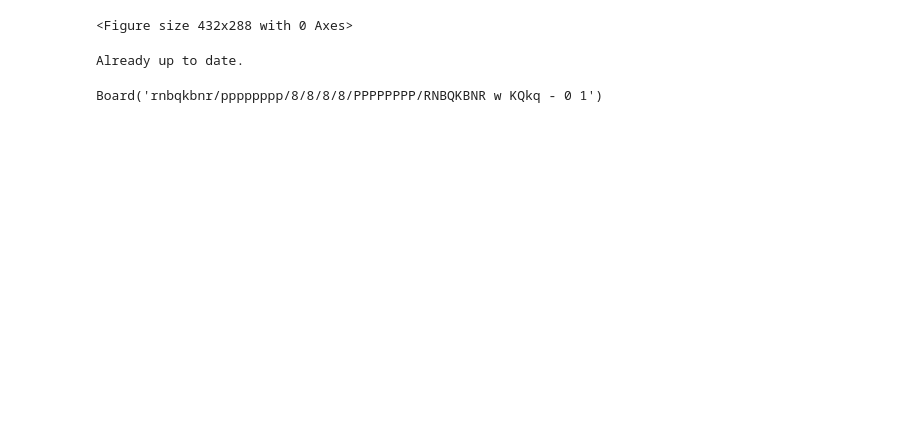
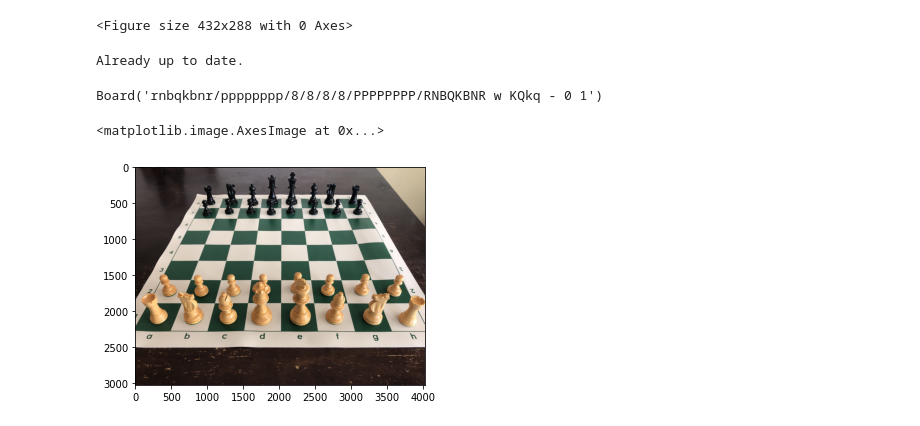
Before and after one commit to tniyer2/chess_image_detection, a Jupyter notebook: chess_detection.ipynb, the cells around one changed output. Drawn from its saved outputs; the diff is of its cells as text; code cells hidden in the pictures; blank space fills up the shorter version.

```diff
--- a/chess_detection.ipynb
+++ b/chess_detection.ipynb
@@ -73,3 +70,9 @@ board = chess.Board()
 board
 # %% [output]
 Board('rnbqkbnr/pppppppp/8/8/8/8/PPPPPPPP/RNBQKBNR w KQkq - 0 1')
+# %%
+im = io.imread('chess_board_images/starting_chess_position_1.jpeg')
+plt.imshow(im)
+# %% [output]
+<matplotlib.image.AxesImage at 0x...>
+[figure, added]
```
Also changed, not shown: parts of 5 cells of this notebook, 1 other file.
